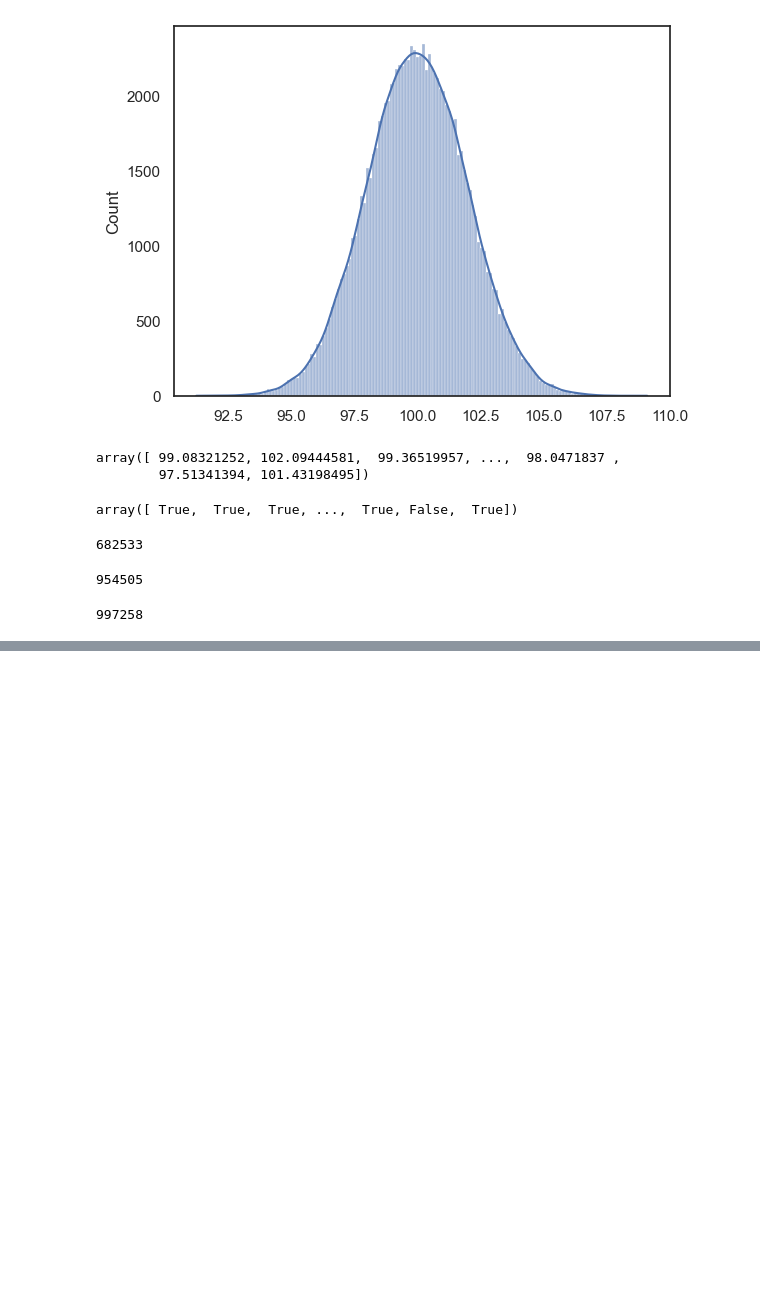
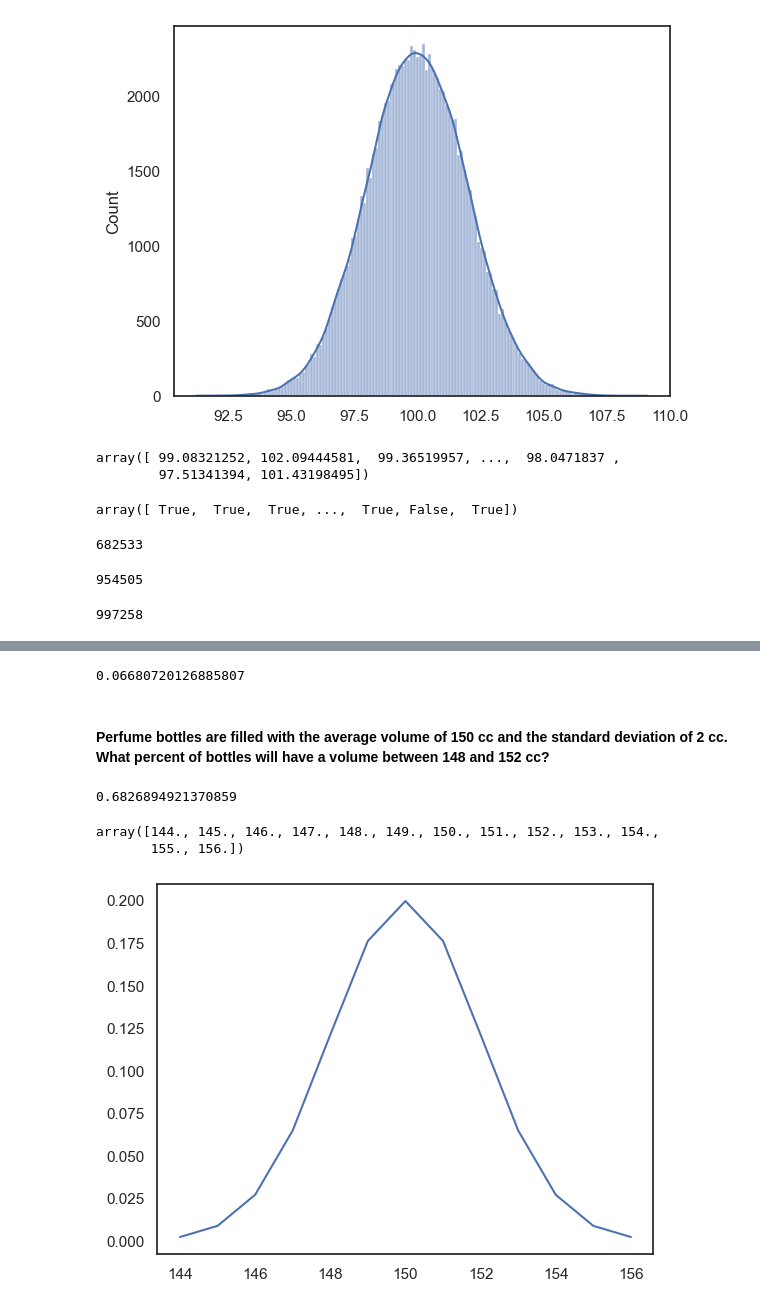
Before and after one commit to Dilli-ram-gif/normal-distribution, a Jupyter notebook: normalditribution.ipynb, the cells around one changed output, grey strips where cells are left out. Drawn from its saved outputs; the diff is of its cells as text; code cells hidden in the pictures; blank space fills up the shorter version.

```diff
--- a/normalditribution.ipynb
+++ b/normalditribution.ipynb
@@ -85,0 +93,23 @@ sum((a>94) & (a<106))   # This represents that 99.7% of the data is between +- t
+# %%
+norm.sf(153,150,2)
+# %% [output]
+0.06680720126885807
+# %% [markdown]
+#### Perfume bottles are filled with the average volume of 150 cc and the standard deviation of 2 cc. What percent of bottles will have a volume between 148 and 152 cc?
+# %%
+norm.sf(148, 150, 2) - norm.sf(152, 150, 2)
+# %% [output]
+0.6826894921370859
+# %%
+x_ax = np.linspace(144,156,13)
+# %%
+x_ax
+# %% [output]
+array([144., 145., 146., 147., 148., 149., 150., 151., 152., 153., 154.,
+       155., 156.])
+# %%
+y_ax = norm.pdf(x_ax, 150, 2)
+sns.lineplot(x = x_ax, y = y_ax)
+plt.show()
+# %% [output]
+[figure, added]
```
Also changed, not shown: parts of 2 cells of this notebook.
